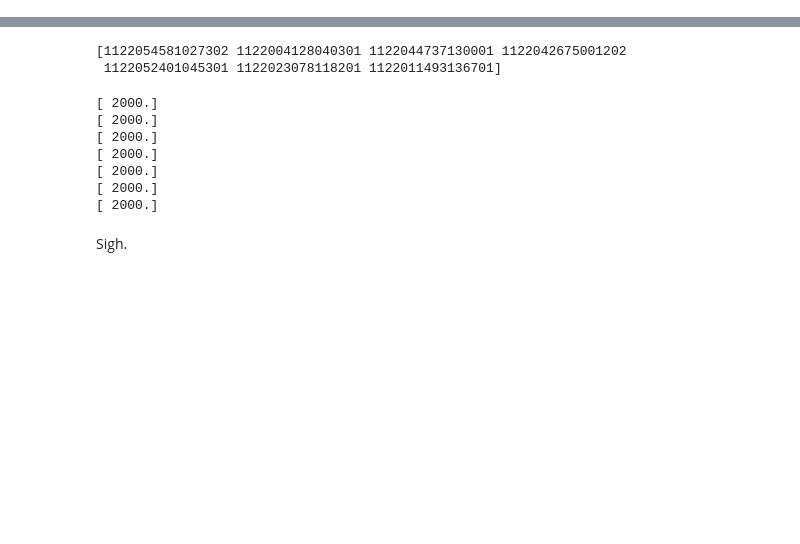
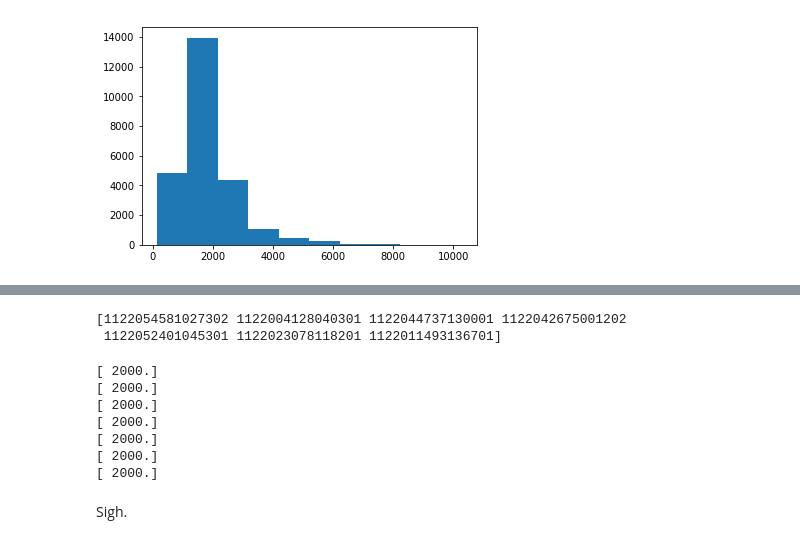
Before and after one commit to faizaakbar/ANNMINERvA, a Jupyter notebook: visualize_kine_vars.ipynb, the cells around one changed output, grey strips where cells are left out. Cells and saved outputs as stored; diff of their text form; code cells hidden in the pictures; blank space fills up the shorter version.

```diff
--- a/visualize_kine_vars.ipynb
+++ b/visualize_kine_vars.ipynb
@@ -5,0 +40,4 @@ import h5py
+# %%
+n, bins, patches = plt.hist(f['W'][ok_q2_idx])
+# %% [output]
+[figure, added]
```
Also changed, not shown: parts of 9 cells of this notebook.
